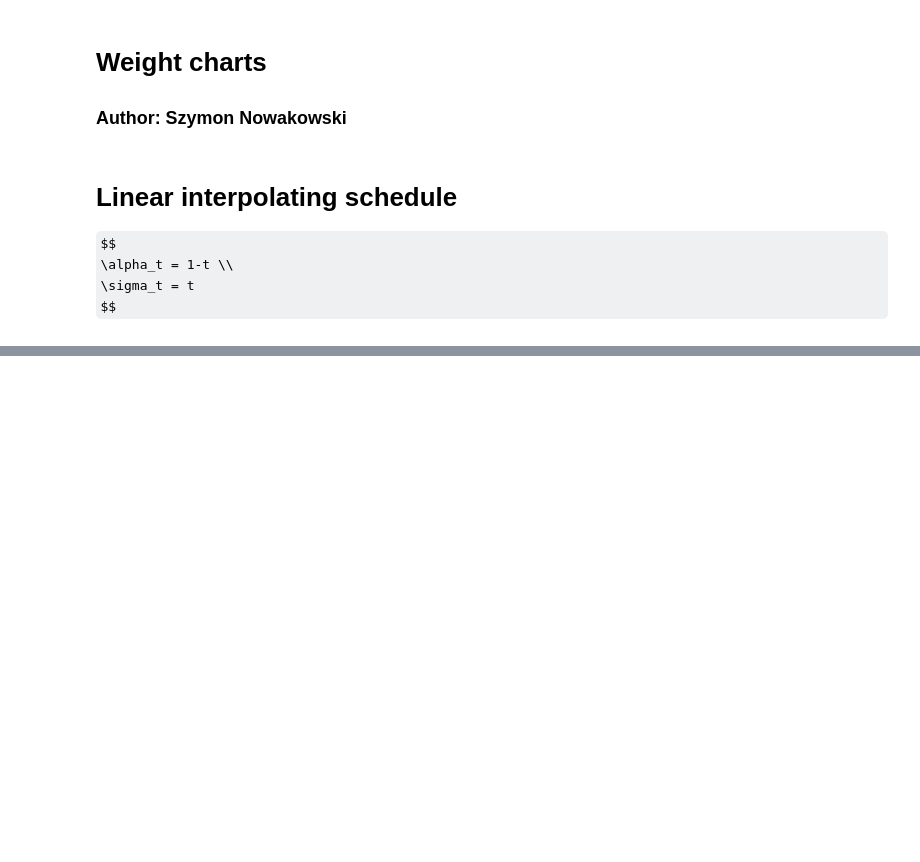
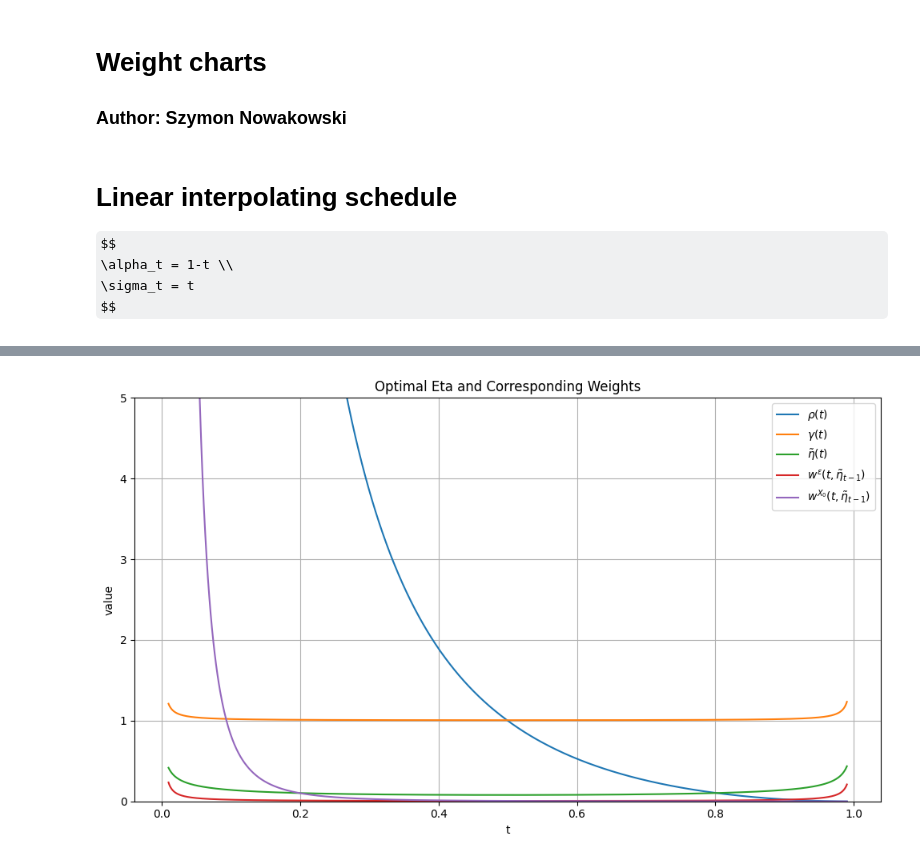
Before and after one commit to SzymonNowakowski/diffusions, a Jupyter notebook: weight_charts.ipynb, the cells around one changed output, grey strips where cells are left out. Cells and saved outputs as stored; diff of their text form; code cells hidden in the pictures; some formulas as TeX source; blank space fills up the shorter version.

```diff
--- a/weight_charts.ipynb
+++ b/weight_charts.ipynb
@@ -57,0 +75,45 @@ plt.show()
+# %%
+T = 1000
+next_ind = lambda t: t+1/T
+prev_ind = lambda t: t-1/T
+alpha = lambda t: np.cos(t * np.pi / 2)
+sigma = lambda t: np.sin(t * np.pi / 2)
+
+rho = lambda t: (alpha(t)/sigma(t)) ** 2
+gamma = lambda t: rho(t)/rho(next_ind(t))
+
+optim_eta = lambda t: (1-1/gamma(t)) ** 0.5
+optim_weight = lambda t: gamma(prev_ind(t)) - 1
+weight_epsilon = lambda t, eta: rho(prev_ind(t))/eta**2 * (1/rho(prev_ind(t))**0.5 * (1-eta**2)**0.5- 1/rho(t)**0.5 )**2
+
+weight_X0 = lambda t, eta: weight_epsilon(t, eta) * rho(t)
+
+# Evaluation range
+ts = np.linspace(0.01, 0.99, 1000)
+
+# Compute values
+gamma_vals = gamma(ts)
+rho_vals = rho(ts)
+eta_vals = optim_eta(ts)
+#w_opt_vals = optim_weight(ts)
+w_eps_eta_vals = weight_epsilon(ts, optim_eta(prev_ind(ts)))
+w_X0_eta_vals = weight_X0(ts, optim_eta(prev_ind(ts)))
+
+# Plot
+plt.figure(figsize=(10, 6))
+plt.plot(ts, rho_vals, label=r'$\rho(t)$')
+plt.plot(ts, gamma_vals, label=r'$\gamma(t)$')
+plt.plot(ts, eta_vals, label=r'$\tilde \eta (t)$')
+#plt.plot(ts, w_opt_vals, label=r'$w_{\text{optim}}(t)$')
+plt.plot(ts, w_eps_eta_vals, label=r'$w^\epsilon(t, \tilde \eta_{t-1})$')
+plt.plot(ts, w_X0_eta_vals, label=r'$w^{X_0}(t, \tilde \eta_{t-1})$')
+plt.xlabel('t')
+plt.ylabel('value')
+plt.title('Optimal Eta and Corresponding Weights')
+plt.ylim(0, 5.0)  # restrict y-axis range
+plt.grid(True)
+plt.legend()
+plt.tight_layout()
+plt.show()
+# %% [output]
+[figure, added]
```
Also changed, not shown: parts of 2 cells of this notebook.
